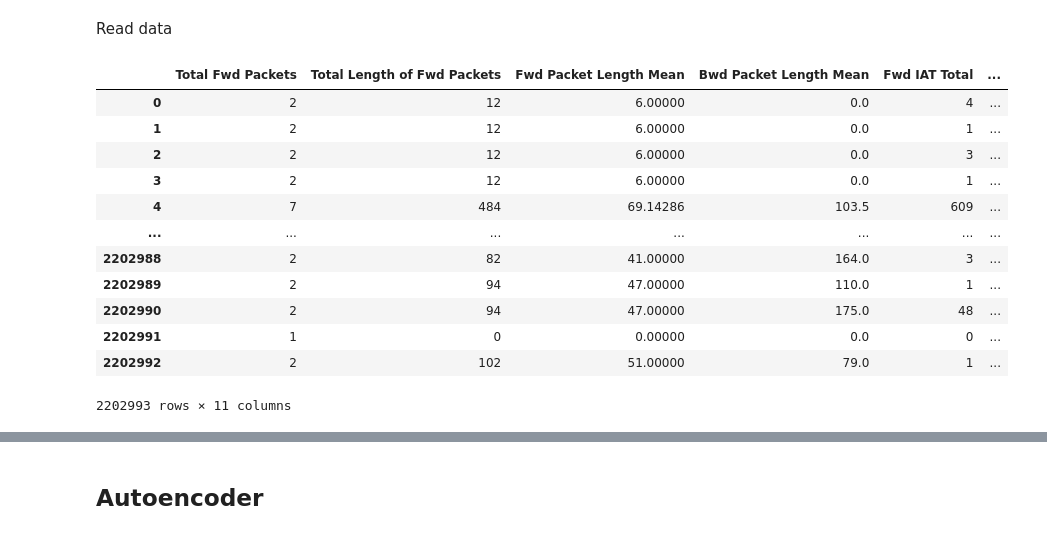
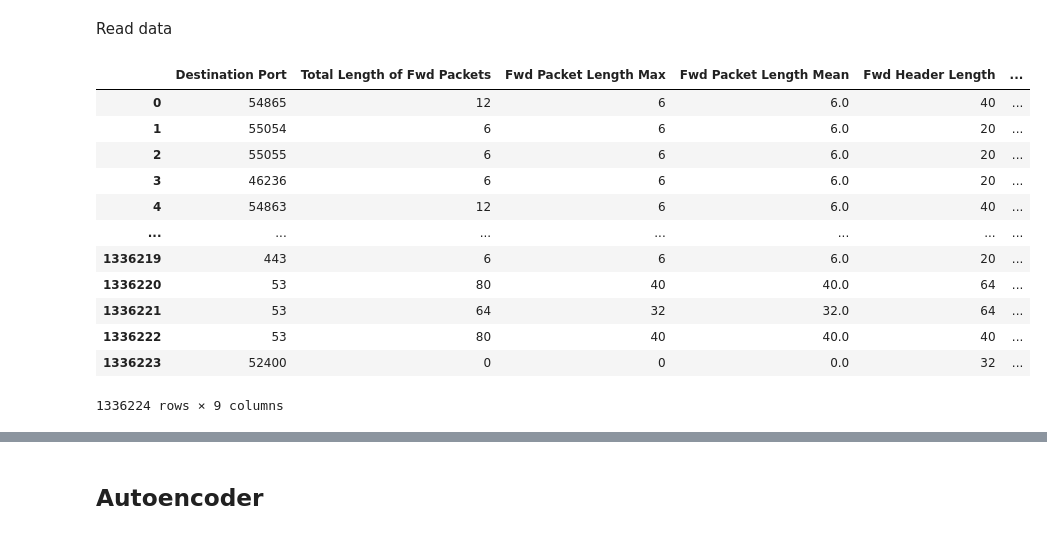
Before and after one commit to dwdwjtwcz/ids2017-anomaly-detection, a Jupyter notebook: PCA.ipynb, the cells around one changed output, grey strips where cells are left out. Cells and saved outputs as stored; diff of their text form; code cells hidden in the pictures.

```diff
--- a/PCA.ipynb
+++ b/PCA.ipynb
@@ -14,23 +14,23 @@ from jax.example_libraries import stax
 # %% [markdown]
 Read data
 # %%
-df = pd.read_parquet('./data_IDS2017/combined.parquet')
-df = df.drop(columns=['Label'])
+df = pd.read_parquet('./IDS2017/Final/DDoS_Attacks.parquet')
+df = df.drop(columns=[' Label'])
 display(df)
 # %% [output]
-|  | Total Fwd Packets | Total Length of Fwd Packets | Fwd Packet Length Mean | Bwd Packet Length Mean | Fwd IAT Total | ... |
-| 0 | 2 | 12 | 6.00000 | 0.0 | 4 | ... |
-| 1 | 2 | 12 | 6.00000 | 0.0 | 1 | ... |
-| 2 | 2 | 12 | 6.00000 | 0.0 | 3 | ... |
-| 3 | 2 | 12 | 6.00000 | 0.0 | 1 | ... |
-| 4 | 7 | 484 | 69.14286 | 103.5 | 609 | ... |
+|  | Destination Port | Total Length of Fwd Packets | Fwd Packet Length Max | Fwd Packet Length Mean | Fwd Header Length | ... |
+| 0 | 54865 | 12 | 6 | 6.0 | 40 | ... |
+| 1 | 55054 | 6 | 6 | 6.0 | 20 | ... |
+| 2 | 55055 | 6 | 6 | 6.0 | 20 | ... |
+| 3 | 46236 | 6 | 6 | 6.0 | 20 | ... |
+| 4 | 54863 | 12 | 6 | 6.0 | 40 | ... |
 | ... | ... | ... | ... | ... | ... | ... |
-| 2202988 | 2 | 82 | 41.00000 | 164.0 | 3 | ... |
-| 2202989 | 2 | 94 | 47.00000 | 110.0 | 1 | ... |
-| 2202990 | 2 | 94 | 47.00000 | 175.0 | 48 | ... |
-| 2202991 | 1 | 0 | 0.00000 | 0.0 | 0 | ... |
-| 2202992 | 2 | 102 | 51.00000 | 79.0 | 1 | ... |
+| 1336219 | 443 | 6 | 6 | 6.0 | 20 | ... |
+| 1336220 | 53 | 80 | 40 | 40.0 | 64 | ... |
+| 1336221 | 53 | 64 | 32 | 32.0 | 64 | ... |
+| 1336222 | 53 | 80 | 40 | 40.0 | 40 | ... |
+| 1336223 | 52400 | 0 | 0 | 0.0 | 32 | ... |
-2202993 rows × 11 columns
+1336224 rows × 9 columns
 # %%
 x = df.to_numpy()
 col_mean = np.nanmean(x, axis=0)
```
Also changed, not shown: parts of 2 cells of this notebook, 4 other files.
